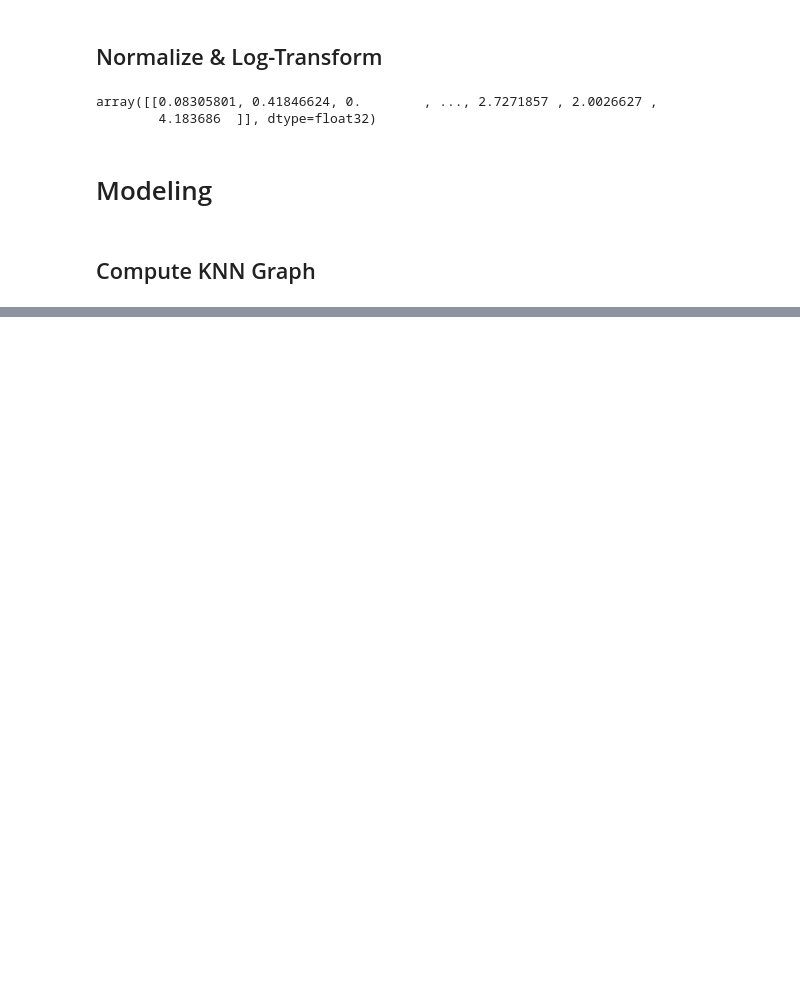
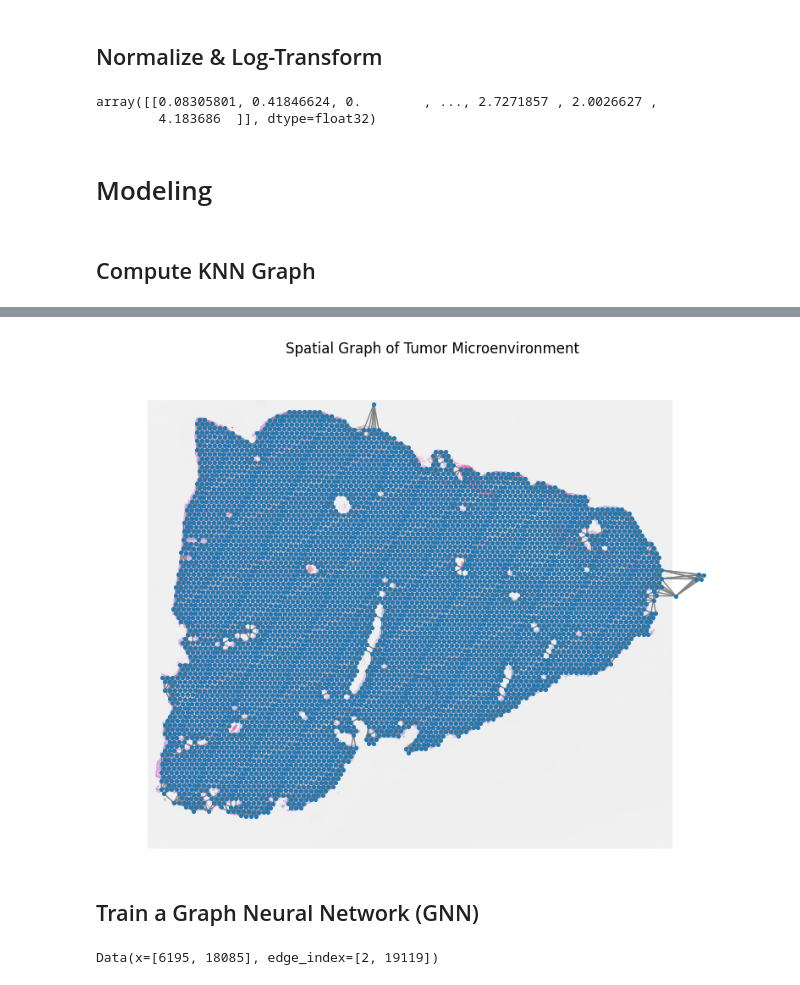
Before and after one commit to christopherbui/machine-learning-projects, a Jupyter notebook: spatial-transcriptomics-tumor-microenvironment/code/lung_cancer.ipynb, the cells around one changed output, grey strips where cells are left out. Saved outputs shown, nothing was run; the diff lists cells and outputs as text; code cells hidden in the pictures; blank space fills up the shorter version.

```diff
--- a/spatial-transcriptomics-tumor-microenvironment/code/lung_cancer.ipynb
+++ b/spatial-transcriptomics-tumor-microenvironment/code/lung_cancer.ipynb
@@ -212,3 +258,6 @@ array([[0.08305801, 0.41846624, 0.        , ..., 2.7271857 , 2.0026627 ,
 # Modeling
 # %% [markdown]
 ## Compute KNN Graph
+# %%
+coordinates = np.array(adata.obs[['x', 'y']])
+coordinates
@@ -214,0 +272,33 @@ array([[0.08305801, 0.41846624, 0.        , ..., 2.7271857 , 2.0026627 ,
+# %%
+# KNN graph (connect each cell to KNN)
+k=6
+tree = KDTree(coordinates)
+edges = tree.query(coordinates, k=k+1)[1][:, 1:]
+# %%
+# instantiate graph
+G = nx.Graph()
+
+# add nodes
+for i, (x, y) in enumerate(coordinates):
+    G.add_node(i, pos=(x, y))
+
+# add edges
+for i, neighbors in enumerate(edges):
+    for j in neighbors:
+        G.add_edge(i, j)
+# %%
+# visualize
+
+# overlay tissue image
+plt.figure(figsize=(10, 10))
+plt.imshow(tissue_img)
+
+# draw knn graph
+nx.draw(G, pos={i: (y, x) for i, (x, y) in enumerate(coordinates)}, edge_color='gray', node_size=7)
+
+plt.title('Spatial Graph of Tumor Microenvironment')
+plt.show()
+# %% [output]
+[figure, added]
+# %% [markdown]
+## Train a Graph Neural Network (GNN)
@@ -214,0 +314,4 @@ array([[0.08305801, 0.41846624, 0.        , ..., 2.7271857 , 2.0026627 ,
+# %%
+data
+# %% [output]
+Data(x=[6195, 18085], edge_index=[2, 19119])
```
Also changed, not shown: parts of 33 cells of this notebook, 12 other files.
